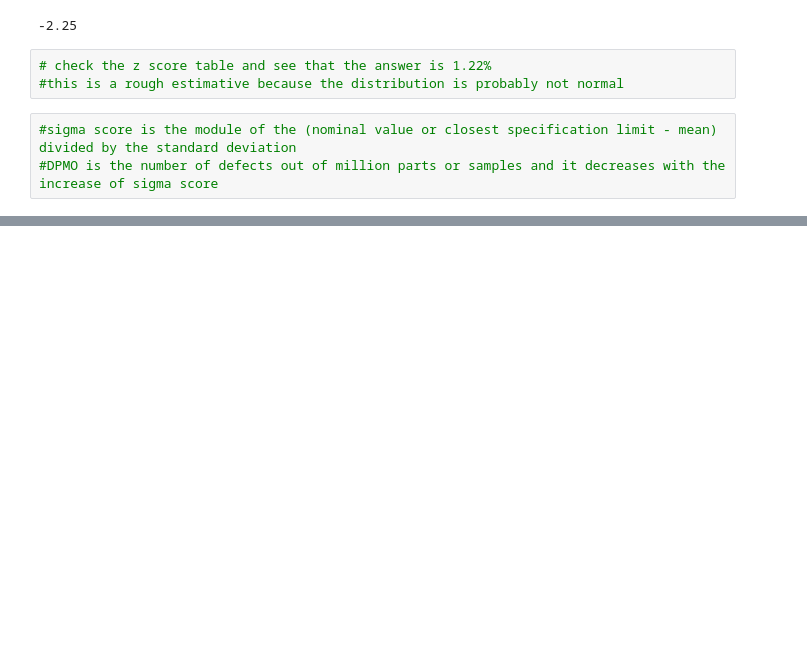
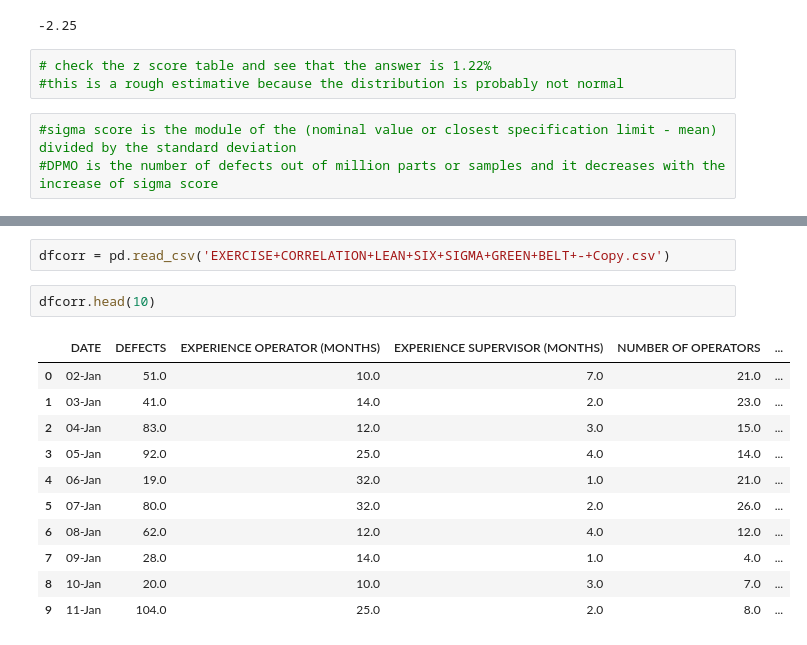
Before and after one commit to pedrohrosabraun/6-sigma, a Jupyter notebook: Calculatin metrics.ipynb, the cells around one changed output, grey strips where cells are left out. Cells and saved outputs as stored; diff of their text form; blank space fills up the shorter version.

```diff
--- a/Calculatin metrics.ipynb
+++ b/Calculatin metrics.ipynb
@@ -145,0 +152,16 @@ Crude oil that has a very low API degree value, is very ‘heavy.’ It contains
+# %%
+dfcorr = pd.read_csv('EXERCISE+CORRELATION+LEAN+SIX+SIGMA+GREEN+BELT+-+Copy.csv')
+# %%
+dfcorr.head(10)
+# %% [output]
+|  | DATE | DEFECTS | EXPERIENCE OPERATOR (MONTHS) | EXPERIENCE SUPERVISOR (MONTHS) | NUMBER OF OPERATORS | ... |
+| 0 | 02-Jan | 51.0 | 10.0 | 7.0 | 21.0 | ... |
+| 1 | 03-Jan | 41.0 | 14.0 | 2.0 | 23.0 | ... |
+| 2 | 04-Jan | 83.0 | 12.0 | 3.0 | 15.0 | ... |
+| 3 | 05-Jan | 92.0 | 25.0 | 4.0 | 14.0 | ... |
+| 4 | 06-Jan | 19.0 | 32.0 | 1.0 | 21.0 | ... |
+| 5 | 07-Jan | 80.0 | 32.0 | 2.0 | 26.0 | ... |
+| 6 | 08-Jan | 62.0 | 12.0 | 4.0 | 12.0 | ... |
+| 7 | 09-Jan | 28.0 | 14.0 | 1.0 | 4.0 | ... |
+| 8 | 10-Jan | 20.0 | 10.0 | 3.0 | 7.0 | ... |
+| 9 | 11-Jan | 104.0 | 25.0 | 2.0 | 8.0 | ... |
```
Also changed, not shown: parts of 8 cells of this notebook, 2 other files.
